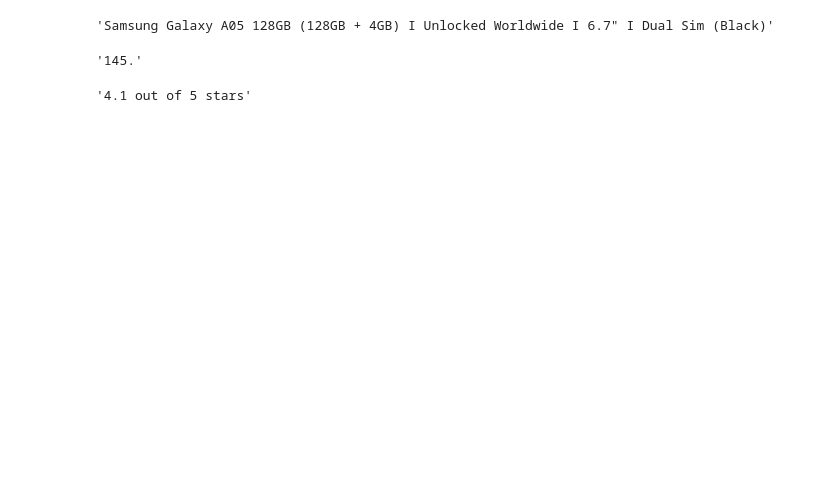
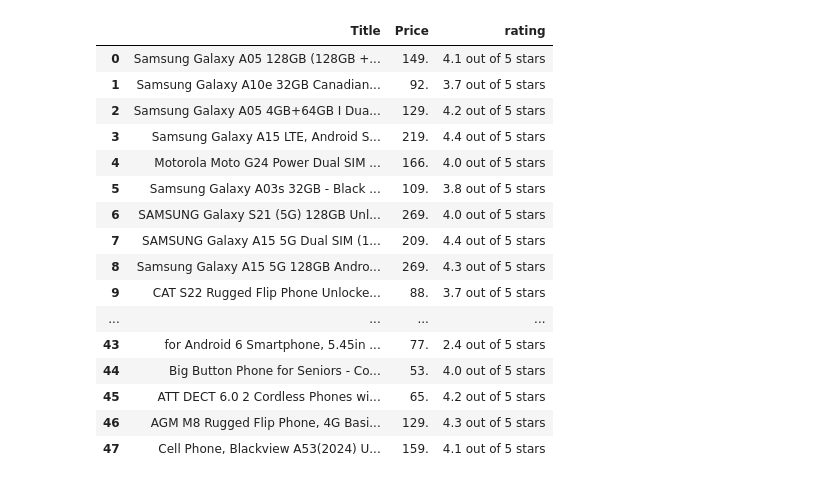
Before and after one commit to Kevinman107/webScrape, a Jupyter notebook: scrape.ipynb, the cells around one changed output. Drawn from its saved outputs; the diff is of its cells as text; code cells hidden in the pictures; blank space fills up the shorter version.

```diff
--- a/scrape.ipynb
+++ b/scrape.ipynb
@@ -73,4 +60,0 @@ productSoup = BeautifulSoup(productWebpage.content, "html.parser")
-# %%
-title = productSoup.find("span", attrs={"id": "productTitle"}).text.strip()
-# %% [output]
-'Samsung Galaxy A05 128GB (128GB + 4GB) I Unlocked Worldwide I 6.7" I Dual Sim (Black)'
@@ -79,4 +60,0 @@ price = productSoup.find("span", attrs={"class":"a-price-whole"}).text
-# %%
-price
-# %% [output]
-'145.'
@@ -85,4 +61,20 @@ rating = productSoup.find("span", attrs={"class":"a-icon-alt"})
-# %%
-rating.text
-# %% [output]
-'4.1 out of 5 stars'
+# %%
+result_df
+# %% [output]
+|  | Title | Price | rating |
+| 0 | Samsung Galaxy A05 128GB (128GB +... | 149. | 4.1 out of 5 stars |
+| 1 | Samsung Galaxy A10e 32GB Canadian... | 92. | 3.7 out of 5 stars |
+| 2 | Samsung Galaxy A05 4GB+64GB I Dua... | 129. | 4.2 out of 5 stars |
+| 3 | Samsung Galaxy A15 LTE, Android S... | 219. | 4.4 out of 5 stars |
+| 4 | Motorola Moto G24 Power Dual SIM ... | 166. | 4.0 out of 5 stars |
+| 5 | Samsung Galaxy A03s 32GB - Black ... | 109. | 3.8 out of 5 stars |
+| 6 | SAMSUNG Galaxy S21 (5G) 128GB Unl... | 269. | 4.0 out of 5 stars |
+| 7 | SAMSUNG Galaxy A15 5G Dual SIM (1... | 209. | 4.4 out of 5 stars |
+| 8 | Samsung Galaxy A15 5G 128GB Andro... | 269. | 4.3 out of 5 stars |
+| 9 | CAT S22 Rugged Flip Phone Unlocke... | 88. | 3.7 out of 5 stars |
+| ... | ... | ... | ... |
+| 43 | for Android 6 Smartphone, 5.45in ... | 77. | 2.4 out of 5 stars |
+| 44 | Big Button Phone for Seniors - Co... | 53. | 4.0 out of 5 stars |
+| 45 | ATT DECT 6.0 2 Cordless Phones wi... | 65. | 4.2 out of 5 stars |
+| 46 | AGM M8 Rugged Flip Phone, 4G Basi... | 129. | 4.3 out of 5 stars |
+| 47 | Cell Phone, Blackview A53(2024) U... | 159. | 4.1 out of 5 stars |
```
Also changed, not shown: parts of 7 cells of this notebook.
